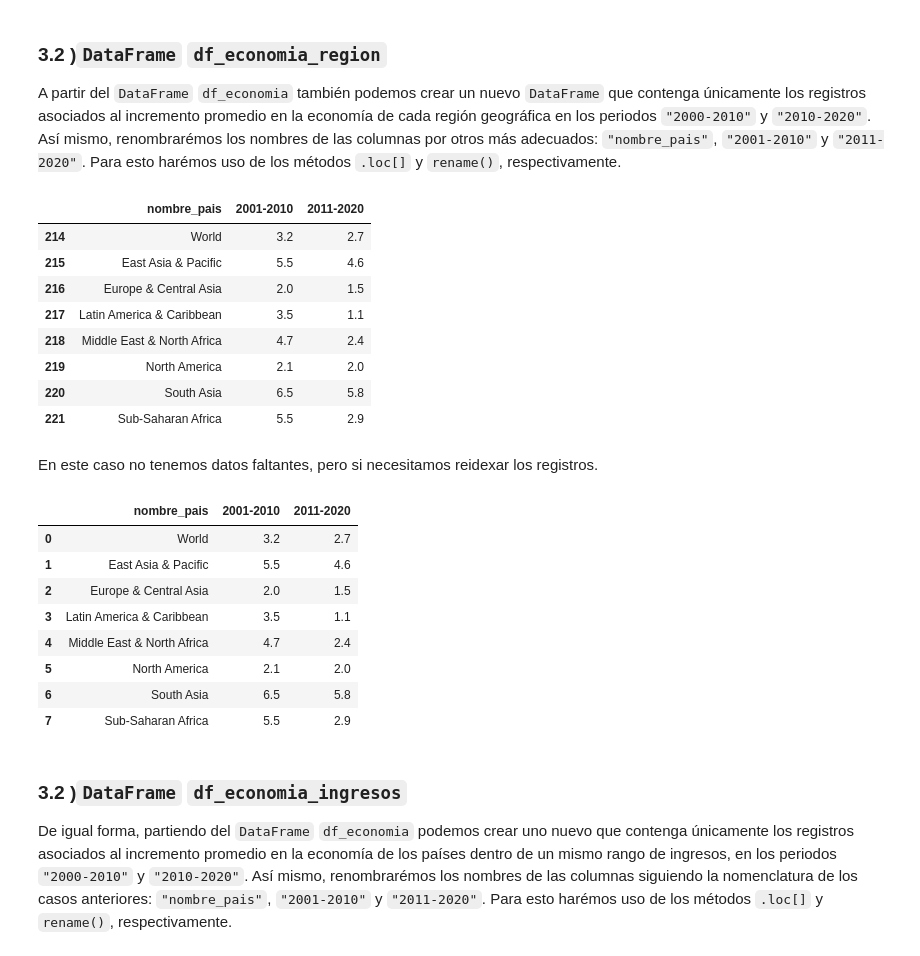
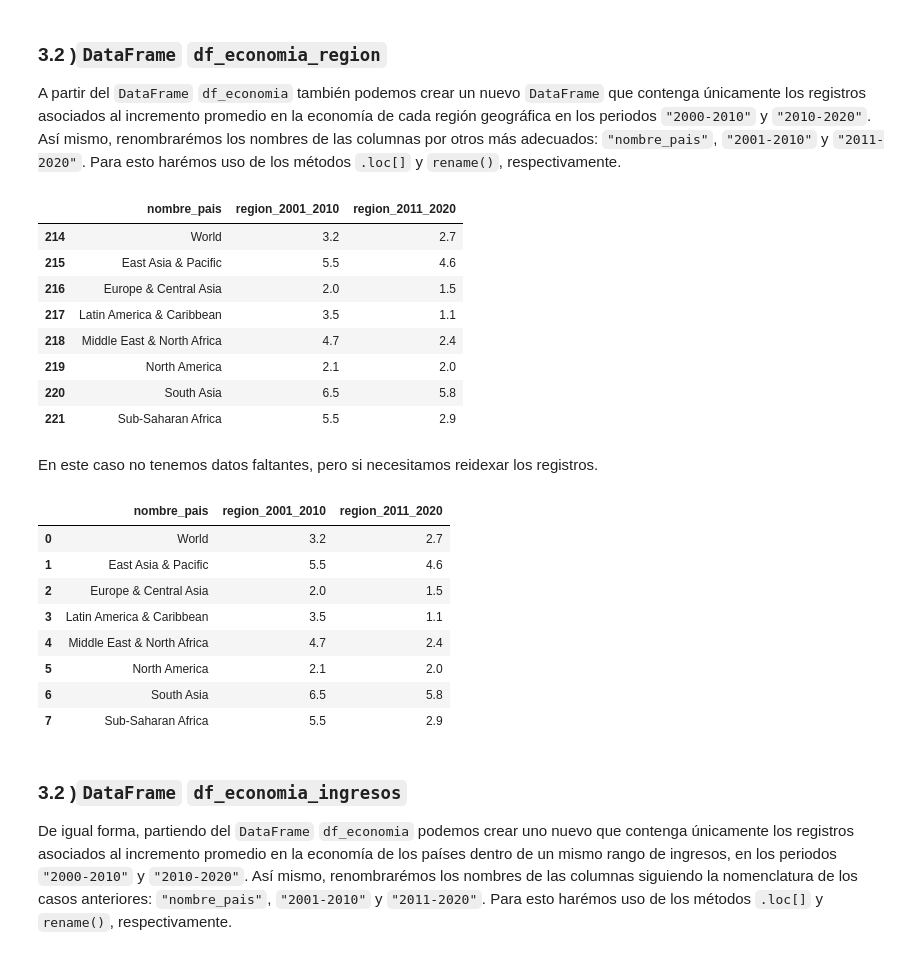
Before and after one commit to MiguelSP8/BEDU_Proyecto_Modulo_Python, a Jupyter notebook: Codigo/proyecto_python_bedu_team5.ipynb, the cells around one changed output. Drawn from its saved outputs; the diff is of its cells as text; code cells hidden in the pictures.

```diff
--- a/Codigo/proyecto_python_bedu_team5.ipynb
+++ b/Codigo/proyecto_python_bedu_team5.ipynb
@@ -353,14 +384,14 @@ A partir del `DataFrame` `df_economia` también podemos crear un nuevo `DataFram
 # %%
 df_economia_region=df_economia.loc[214:221,["Unnamed: 0","2000-2010","2010-2020"]]
 nombres_nuevos={
     "Unnamed: 0":"nombre_pais",
-    "2000-2010":"2001-2010",
-    "2010-2020":"2011-2020"
+    "2000-2010":"region_2001_2010",
+    "2010-2020":"region_2011_2020"
 }
 df_economia_region=df_economia_region.rename(columns=nombres_nuevos)
 df_economia_region
 # %% [output]
-|  | nombre_pais | 2001-2010 | 2011-2020 |
+|  | nombre_pais | region_2001_2010 | region_2011_2020 |
 | 214 | World | 3.2 | 2.7 |
 | 215 | East Asia & Pacific | 5.5 | 4.6 |
 | 216 | Europe & Central Asia | 2.0 | 1.5 |
@@ -375,7 +406,7 @@ En este caso no tenemos datos faltantes, pero si necesitamos reidexar los regist
 df_economia_region=df_economia_region.reset_index(drop=True)
 df_economia_region
 # %% [output]
-|  | nombre_pais | 2001-2010 | 2011-2020 |
+|  | nombre_pais | region_2001_2010 | region_2011_2020 |
 | 0 | World | 3.2 | 2.7 |
 | 1 | East Asia & Pacific | 5.5 | 4.6 |
 | 2 | Europe & Central Asia | 2.0 | 1.5 |
```
Also changed, not shown: parts of 94 cells of this notebook.
